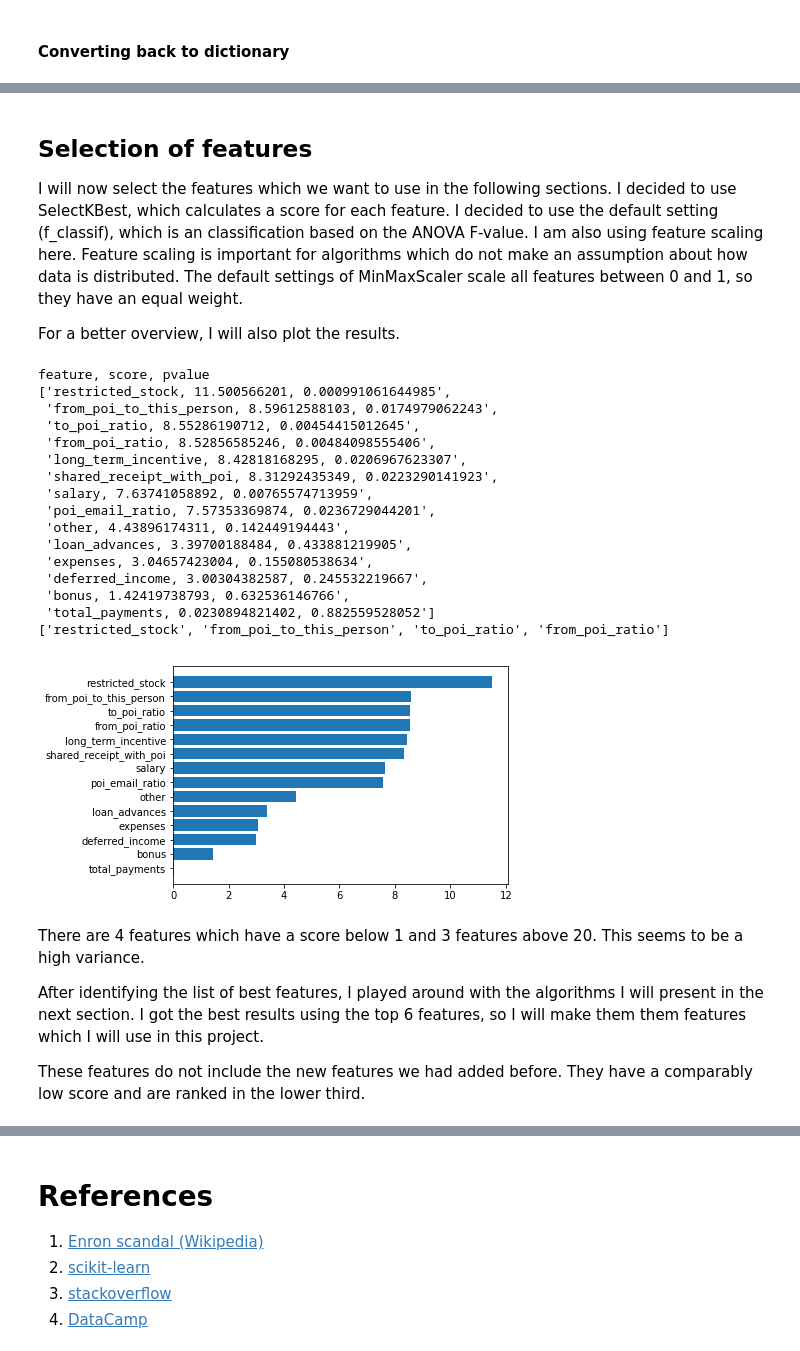
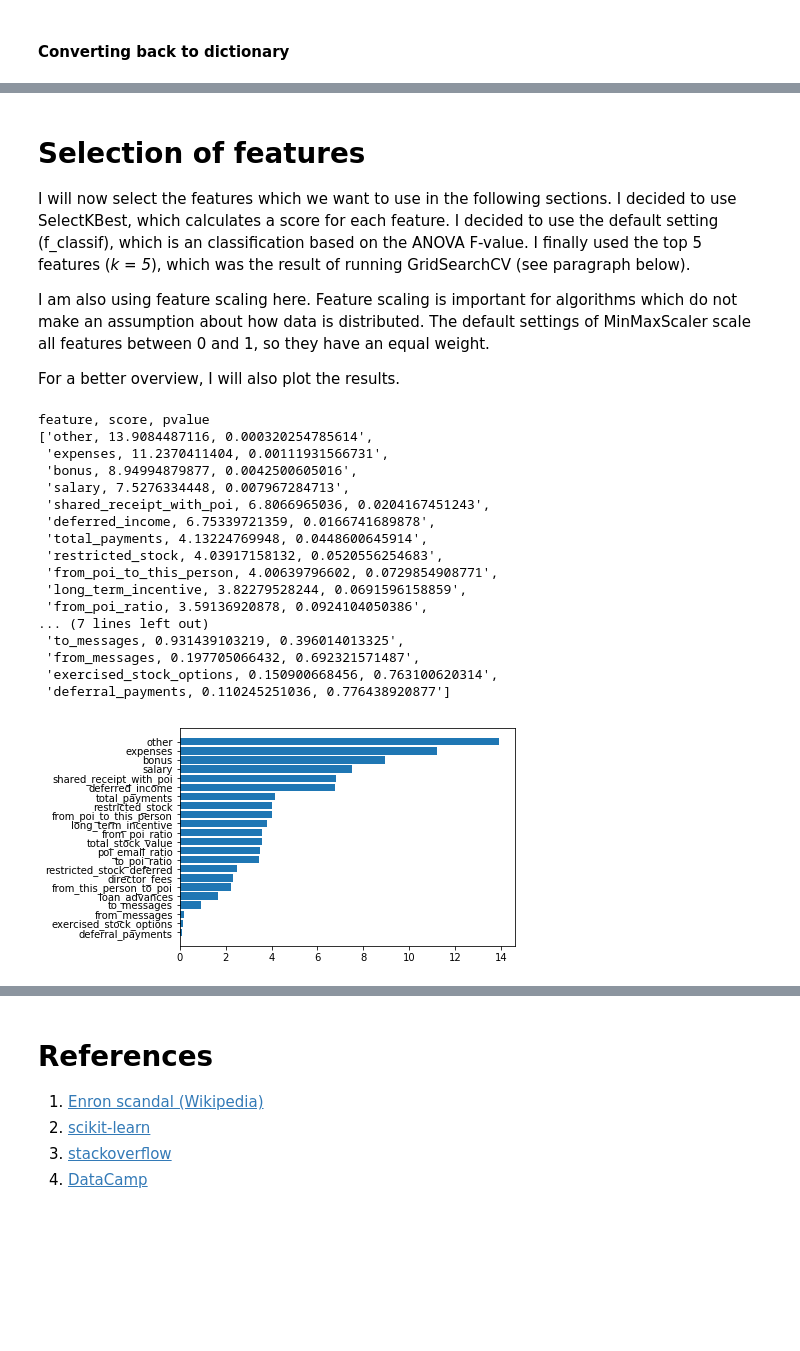
Before and after one commit to Laura-O/UDA-P1, a Jupyter notebook: Project_5/Enron POI detection.ipynb, the cells around one changed output, grey strips where cells are left out. Saved outputs shown, nothing was run; the diff lists cells and outputs as text; code cells hidden in the pictures; blank space fills up the shorter version.

```diff
--- a/Project_5/Enron POI detection.ipynb
+++ b/Project_5/Enron POI detection.ipynb
@@ -205,7 +234,9 @@ labels, features = targetFeatureSplit(data)
 # %% [markdown]
-## Selection of features
+# Selection of features
 
 I will now select the features which we want to use in the following sections. I decided to use SelectKBest, which calculates a score for each feature. I decided to use the default setting (f_classif), which is an classification based on the ANOVA F-value.
+I finally used the top 5 features (*k = 5*), which was the result of running GridSearchCV (see paragraph below).
+
 I am also using feature scaling here. Feature scaling is important for algorithms which do not make an assumption about how data is distributed. The default settings of MinMaxScaler scale all features between 0 and 1, so they have an equal weight.
 
 For a better overview, I will also plot the results.
@@ -228,13 +259,14 @@ train_test_split(features, labels, test_size=0.3, random_state=42)
 
 from sklearn.model_selection import StratifiedShuffleSplit
 from pprint import pprint
+
 # The following paragraph was copied from the feedback of the first submission
 # For sklearn 0.17 or older
 # splits = StratifiedShuffleSplit(labels, n_iter = 1000, random_state=42)
 
 sss = StratifiedShuffleSplit(n_splits = 1000, random_state=42)
 
-k = 5 # Change this to the number of features to use.
+k = 22 # Change this to the number of features to use.
 
 # We will include all the features into variable best_features, then group by their
 # occurrences.
@@ -264,57 +296,47 @@ for i_train, i_test in sss.split(features, labels):
         features_scores[feat]['scores'].append(score)
         features_scores[feat]['pvalues'].append(pvalue)
 
 # Average scores and pvalues of each feature
 features_scores_l = [] # tuple of feature name, avg scores, avg pvalues
 for feat in features_scores:
     features_scores_l.append((
         feat,
         np.mean(features_scores[feat]['scores']),
         np.mean(features_scores[feat]['pvalues'])
     ))
 
 # Sort by scores and display
 import operator
 sorted_feature_scores = sorted(features_scores_l, key=operator.itemgetter(1), reverse=True)
 sorted_feature_scores_str = ["{}, {}, {}".format(x[0], x[1], x[2]) for x in sorted_feature_scores]
 
 print "feature, score, pvalue"
 pprint(sorted_feature_scores_str)
 
-my_features = []
-for i in range(0,4):
-    my_features.append(sorted_feature_scores[i][0])
-print(my_features)
-
 # Barplot
 ind = np.arange(len(sorted_feature_scores))
 feature = zip(*sorted_feature_scores)[0]
 score = zip(*sorted_feature_scores)[1]
 
 plt.barh(-ind, score)
 plt.yticks(-ind, feature)
 plt.show()
 # %% [output]
 feature, score, pvalue
-['restricted_stock, 11.500566201, 0.000991061644985',
- 'from_poi_to_this_person, 8.59612588103, 0.0174979062243',
- 'to_poi_ratio, 8.55286190712, 0.00454415012645',
- 'from_poi_ratio, 8.52856585246, 0.00484098555406',
- 'long_term_incentive, 8.42818168295, 0.0206967623307',
- 'shared_receipt_with_poi, 8.31292435349, 0.0223290141923',
- 'salary, 7.63741058892, 0.00765574713959',
- 'poi_email_ratio, 7.57353369874, 0.0236729044201',
- 'other, 4.43896174311, 0.142449194443',
- 'loan_advances, 3.39700188484, 0.433881219905',
- 'expenses, 3.04657423004, 0.155080538634',
- 'deferred_income, 3.00304382587, 0.245532219667',
- 'bonus, 1.42419738793, 0.632536146766',
- 'total_payments, 0.0230894821402, 0.882559528052']
-['restricted_stock', 'from_poi_to_this_person', 'to_poi_ratio', 'from_poi_ratio']
+['other, 13.9084487116, 0.000320254785614',
+ 'expenses, 11.2370411404, 0.00111931566731',
+ 'bonus, 8.94994879877, 0.0042500605016',
+ 'salary, 7.5276334448, 0.007967284713',
+ 'shared_receipt_with_poi, 6.8066965036, 0.0204167451243',
+ 'deferred_income, 6.75339721359, 0.0166741689878',
+ 'total_payments, 4.13224769948, 0.0448600645914',
+ 'restricted_stock, 4.03917158132, 0.0520556254683',
+ 'from_poi_to_this_person, 4.00639796602, 0.0729854908771',
+ 'long_term_incentive, 3.82279528244, 0.0691596158859',
+ 'from_poi_ratio, 3.59136920878, 0.0924104050386',
+... (7 lines left out)
+ 'to_messages, 0.931439103219, 0.396014013325',
+ 'from_messages, 0.197705066432, 0.692321571487',
+ 'exercised_stock_options, 0.150900668456, 0.763100620314',
+ 'deferral_payments, 0.110245251036, 0.776438920877']
-[figure, old version]
+[figure, new version]
-# %% [markdown]
-There are 4 features which have a score below 1 and 3 features above 20. This seems to be a high variance.
-
-After identifying the list of best features, I played around with the algorithms I will present in the next section. I got the best results using the top 6 features, so I will make them them features which I will use in this project.
-
-These features do not include the new features we had added before. They have a comparably low score and are ranked in the lower third.
```
Also changed, not shown: parts of 6 cells of this notebook, 3 other files.
